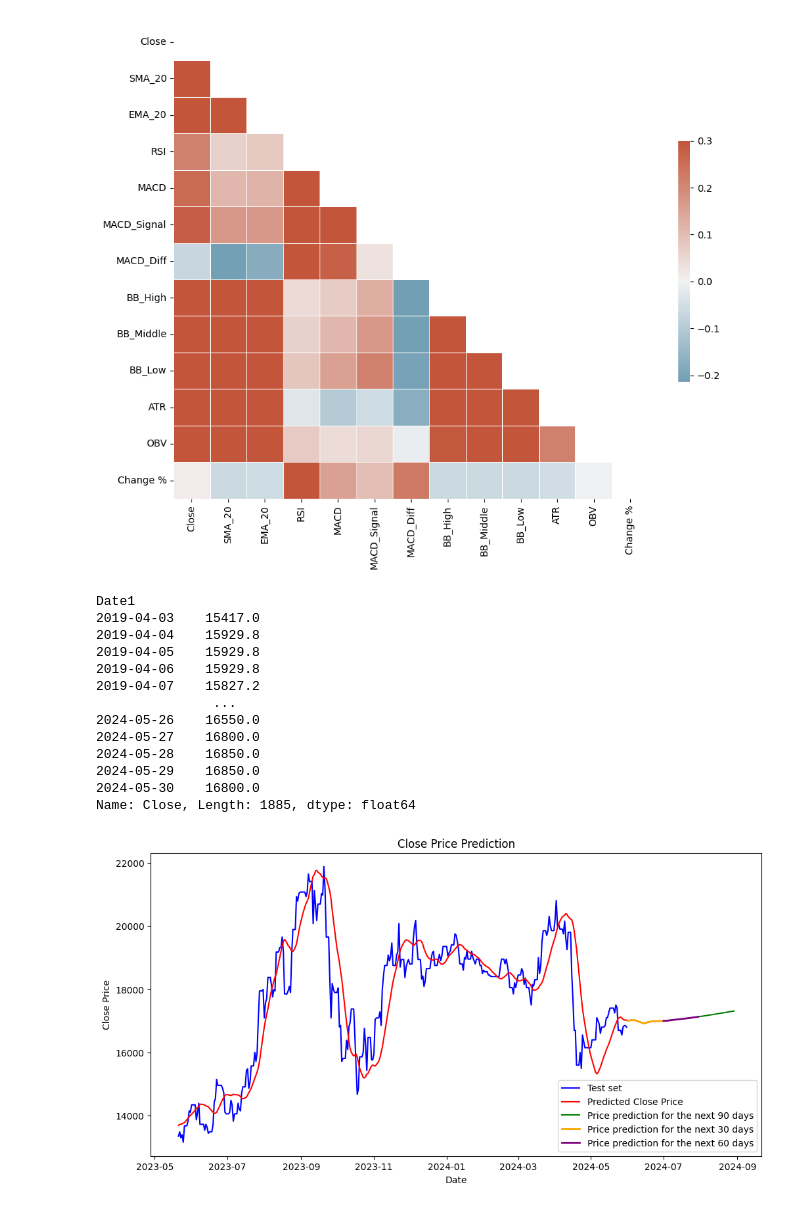
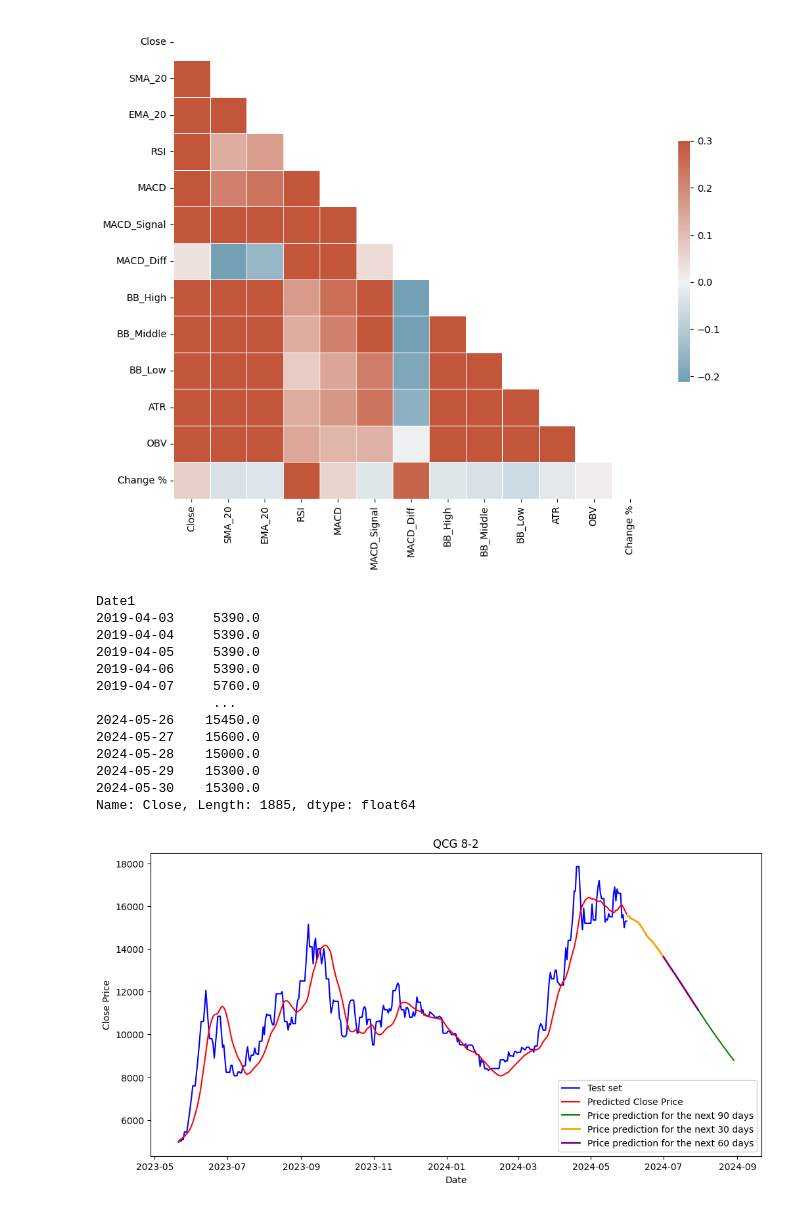
Before and after one commit to cngpc43/IS403.O21.HTCL, a Jupyter notebook: Models/Linear Regression/LR_QCG(8-2).ipynb, the cells around one changed output. Cells and saved outputs as stored; diff of their text form; code cells hidden in the pictures.

```diff
--- a/Models/Linear Regression/LR_QCG(8-2).ipynb
+++ b/Models/Linear Regression/LR_QCG(8-2).ipynb
@@ -130,7 +130,7 @@ import matplotlib.pyplot as plt
 from sklearn.preprocessing import MinMaxScaler
 from sklearn.linear_model import LinearRegression
 # %%
-data = preprocess_stock_data('../../DATASET/DXG.csv')
+data = preprocess_stock_data('../../DATASET/QCG.csv')
 
 data['Date1'] = pd.to_datetime(data['Date'])
 data.set_index('Date1', inplace=True)
@@ -167,7 +167,7 @@ sns.heatmap(corr, mask=mask, cmap=cmap, vmax=.3, center=0,
 
 plt.show()
 # %% [output]
-[figure, old version]
+[figure, new version]
 # %%
 X = data[['SMA_20', 'MACD_Signal']]
 y = data['Close'].shift(-1)
@@ -176,17 +176,17 @@ y = y[:-1]
 print(y)
 # %% [output]
 Date1
-2019-04-03    15417.0
-2019-04-04    15929.8
-2019-04-05    15929.8
-2019-04-06    15929.8
-2019-04-07    15827.2
+2019-04-03     5390.0
+2019-04-04     5390.0
+2019-04-05     5390.0
+2019-04-06     5390.0
+2019-04-07     5760.0
                ...
-2024-05-26    16550.0
-2024-05-27    16800.0
-2024-05-28    16850.0
-2024-05-29    16850.0
-2024-05-30    16800.0
+2024-05-26    15450.0
+2024-05-27    15600.0
+2024-05-28    15000.0
+2024-05-29    15300.0
+2024-05-30    15300.0
 Name: Close, Length: 1885, dtype: float64
 # %%
 
@@ -229,32 +229,32 @@ for i in range(90):
     next_close = model.predict(input_X)[0]
 
     # Calculate the next date
     next_date = last_date + pd.DateOffset(days=1)
 
     # Add the prediction to the future_data DataFrame
     new_row = pd.Series({
         'Date': next_date,
         'Close': next_close,
         'SMA_20': future_data['Close'].rolling(window=20).mean().iloc[-1],  # Update with the new SMA
         'MACD_Signal': talib.MACD(future_data['Close'].astype('float64').values, fastperiod=12, slowperiod=26, signalperiod=9)[1][-1]
     })
 
     future_data = pd.concat([future_data, new_row.to_frame().T], ignore_index=True)
     # Update last_date
     last_date = next_date
 
 # Plot the actual close prices
 plt.figure(figsize=(12, 6))
 plt.plot(data['Date'][train_size+1:], data['Close'][train_size+1:], label='Test set', color='blue')
 plt.plot(data['Date'][train_size+1:], y_pred, label='Predicted Close Price', color='red')
 
 plt.plot(future_data['Date'][-90:], future_data['Close'][-90:], label='Price prediction for the next 90 days', color='green')
 plt.plot(future_data['Date'][-90:-60], future_data['Close'][-90:-60], label='Price prediction for the next 30 days', color='orange', linewidth=2)
 plt.plot(future_data['Date'][-60:-30], future_data['Close'][-60:-30], label='Price prediction for the next 60 days' ,color='purple', linewidth=2)
-plt.title('Close Price Prediction')
+plt.title('QCG 8-2')
 plt.xlabel('Date')
 plt.ylabel('Close Price')
 plt.legend()
 plt.show()
 # %% [output]
-[figure, old version]
+[figure, new version]
```
Also changed, not shown: parts of 2 cells of this notebook, 3 other files.
